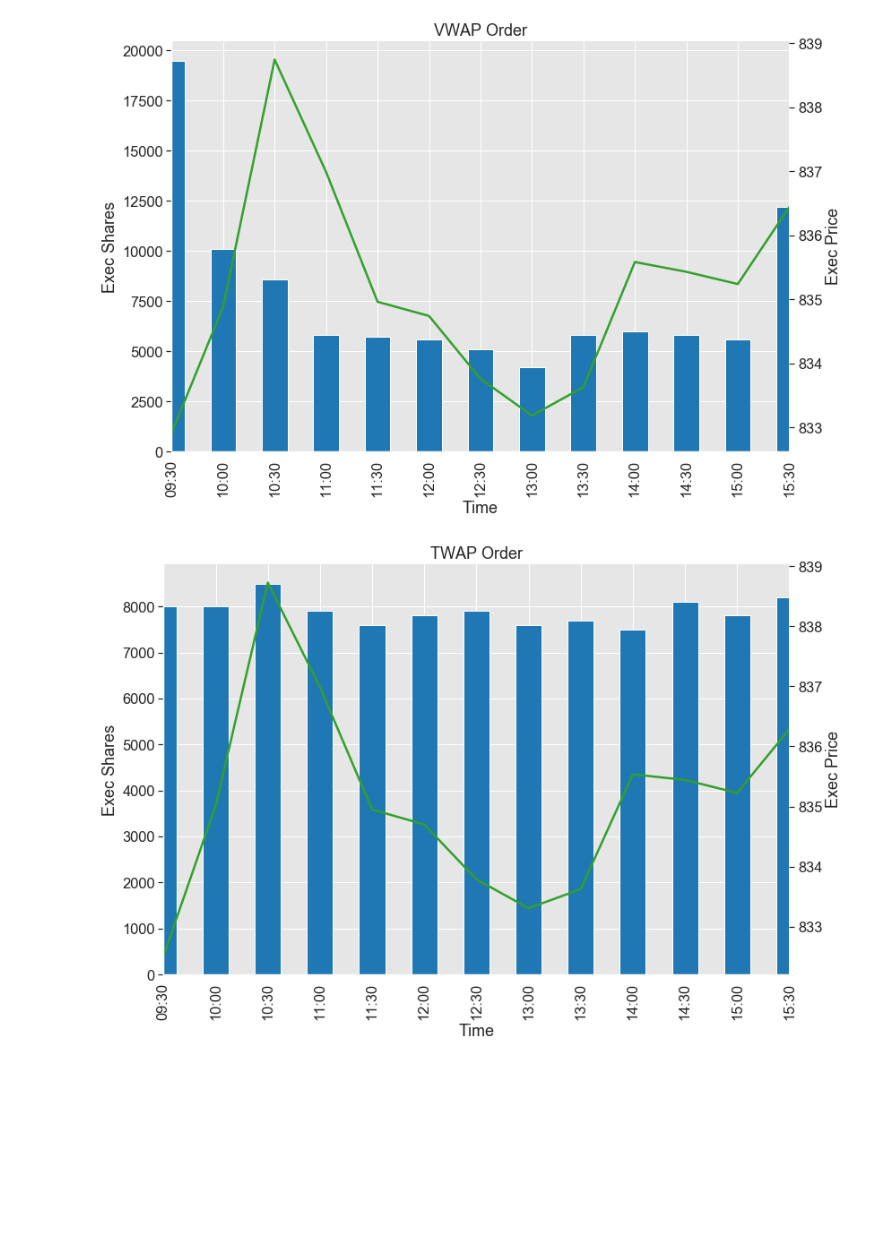
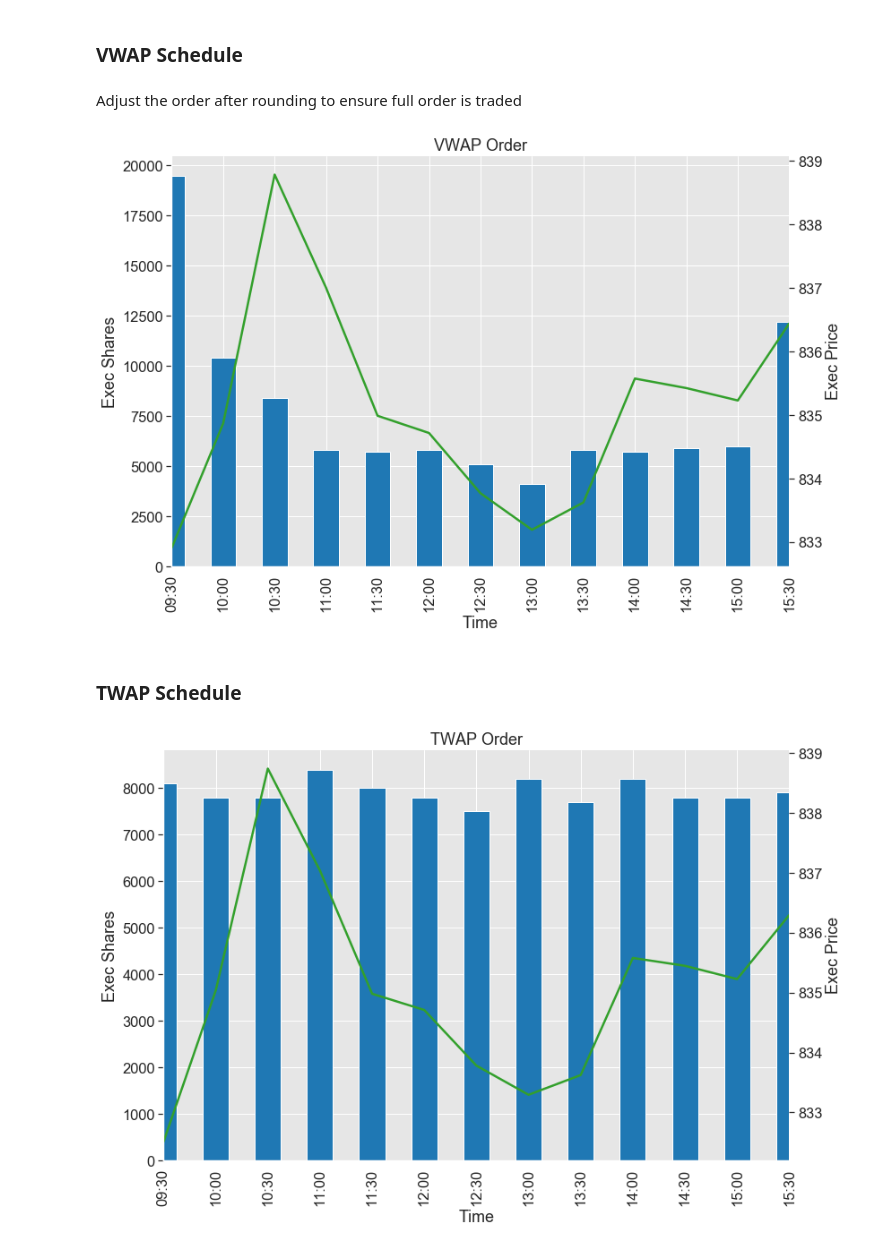
Before and after one commit to FinTrek/algo_trading_book, a Jupyter notebook: notebooks/Execution_Strategies.ipynb, the cells around one changed output. Saved outputs shown, nothing was run; the diff lists cells and outputs as text; code cells hidden in the pictures; blank space fills up the shorter version.

```diff
--- a/notebooks/Execution_Strategies.ipynb
+++ b/notebooks/Execution_Strategies.ipynb
@@ -40,6 +45,8 @@ def vwap(df):
     return pd.Series(data = d)
 
 min_vwap = amzn.reset_index().groupby(pd.Grouper(key='Timestamp',freq='1MIN')).apply(vwap)
+# %% [markdown]
+### VWAP Schedule
 # %%
 order = 100000
 vwap = order*amzn_profile.rename(columns={'profile':'exec_shares'})
@@ -47 +54,3 @@ vwap = vwap.assign(exec_price= min_vwap.vwap.values,exec_shares = np.round(vwap.
+# %% [markdown]
+Adjust the order after rounding to ensure full order is traded
 # %%
@@ -56,7 +64,8 @@ def bin_30_f(df):
     return pd.Series(data = d)
 bin_30 = vwap.reset_index().groupby(pd.Grouper(key='time', freq='30MIN')).apply(bin_30_f)
 # %%
-bin_30_p = bin_30.reset_index().assign(time_str = pd.to_datetime(bin_30.time).dt.strftime("%H:%M")).reset_index()
+bin_30_w = vwap.reset_index().groupby(pd.Grouper(key='time', freq='30MIN')).apply(bin_30_f).reset_index()
+bin_30_p = bin_30_w.assign(time_str = pd.to_datetime(bin_30_w.time).dt.strftime("%H:%M")).reset_index()
 fix, ax = plt.subplots(figsize=(12,8))
 _ = bin_30_p.plot.bar(x='time_str',y='exec_shares',ax =ax,color='C1',legend=None)
 _ = ax.set_xlabel('Time')
@@ -71,7 +80,9 @@ plt.savefig('./book/chapters/chapter_exec_models/figures/vwap.png', format='png'
 plt.title('VWAP Order')
 plt.show()
 # %% [output]
-[figure, old version]
+[figure, new version]
+# %% [markdown]
+### TWAP Schedule
 # %%
 order = 100000
 twap = amzn_profile.copy().assign(profile=np.ones(390)/390)
@@ -82,19 +93,19 @@ e_lots = int((order - twap.exec_shares.sum())/100)
 twap.iloc[np.random.choice(range(390),np.abs(e_lots)),0] += np.sign(e_lots)*100
 # %%
 bin_30_t = twap.reset_index().groupby(pd.Grouper(key='time', freq='30MIN')).apply(bin_30_f).reset_index()
-bin_30_p = bin_30_t.reset_index().assign(time_str = pd.to_datetime(bin_30.time).dt.strftime("%H:%M"))
+bin_30_p = bin_30_t.assign(time_str = pd.to_datetime(bin_30_t.time).dt.strftime("%H:%M"))
 fix, ax = plt.subplots(figsize=(12,8))
 _ = bin_30_p.plot.bar(x='time_str',y='exec_shares',ax =ax,color='C1',legend=None)
 _ = ax.set_xlabel('Time')
 _ = ax.set_ylabel('Exec Shares')
 ax2 = ax.twinx()
 _ = bin_30_p.plot(x='time_str',y='exec_price',color='C3',ax=ax2,legend=None)
 _ = ax2.set_ylabel('Exec Price')
 _ = ax2.grid(None)
 sns.despine()
 plt.tight_layout()
 plt.savefig('./book/chapters/chapter_exec_models/figures/twap.png', format='png', dpi=300)
 plt.title('TWAP Order')
 plt.show()
 # %% [output]
-[figure, old version]
+[figure, new version]
```
Also changed, not shown: parts of 17 cells of this notebook, 7 other files.
